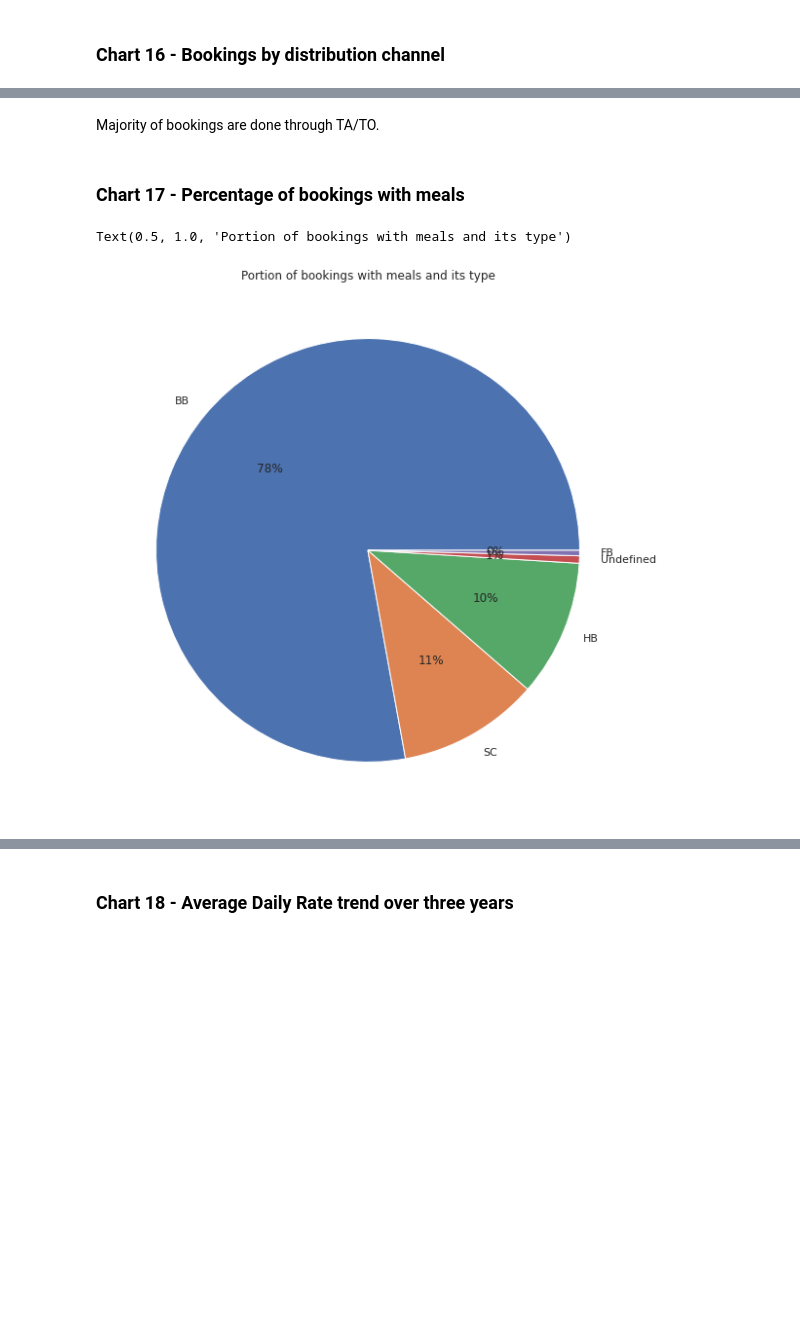
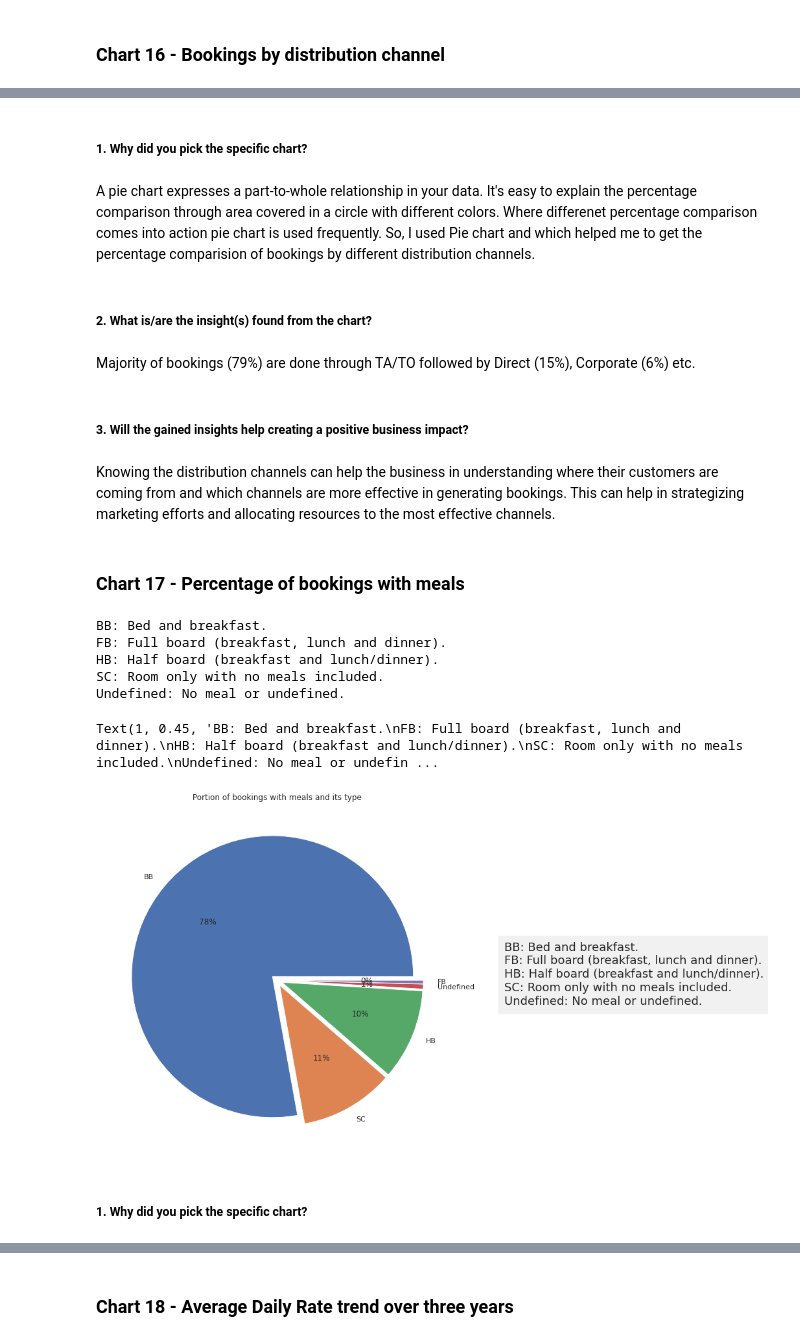
Before and after one commit to ayush9304/HotelBookingAnalysisEDA, a Jupyter notebook: EDA_Hotel_Booking_Analysis.ipynb, the cells around one changed output, grey strips where cells are left out. Drawn from its saved outputs; the diff is of its cells as text; code cells hidden in the pictures; blank space fills up the shorter version.

Commit message:
Done EDA

```diff
--- a/EDA_Hotel_Booking_Analysis.ipynb
+++ b/EDA_Hotel_Booking_Analysis.ipynb
@@ -1031,12 +1059,36 @@ Text(0.5, 1.0, 'Bookings by distribution channel')
+# %% [markdown]
+##### 1. Why did you pick the specific chart?
+# %% [markdown]
+A pie chart expresses a part-to-whole relationship in your data. It's easy to explain the percentage comparison through area covered in a circle with different colors. Where differenet percentage comparison comes into action pie chart is used frequently. So, I used Pie chart and which helped me to get the percentage comparision of bookings by different distribution channels.
+# %% [markdown]
+##### 2. What is/are the insight(s) found from the chart?
 # %% [markdown]
-Majority of bookings are done through TA/TO.
+Majority of bookings (79%) are done through TA/TO followed by Direct (15%), Corporate (6%) etc.
+# %% [markdown]
+##### 3. Will the gained insights help creating a positive business impact?
+# %% [markdown]
+Knowing the distribution channels can help the business in understanding where their customers are coming from and which channels are more effective in generating bookings. This can help in strategizing marketing efforts and allocating resources to the most effective channels.
 # %% [markdown]
 ### Chart 17 - Percentage of bookings with meals
+# %%
+def getMealDetails():
+  return"BB: Bed and breakfast.\nFB: Full board (breakfast, lunch and dinner).\nHB: Half board (breakfast and lunch/dinner).\nSC: Room only with no meals included.\nUndefined: No meal or undefined."
+print(getMealDetails())
+# %% [output]
+BB: Bed and breakfast.
+FB: Full board (breakfast, lunch and dinner).
+HB: Half board (breakfast and lunch/dinner).
+SC: Room only with no meals included.
+Undefined: No meal or undefined.
 # %%
 d = df['meal'].value_counts()
 plt.figure(figsize=(10,10))
-p = plt.pie(d, labels=d.index, autopct="%.0f%%")
+p = plt.pie(d, labels=d.index, autopct="%.0f%%", explode=[0.04]*5)
 plt.title("Portion of bookings with meals and its type")
+
+plt.figtext(1, 0.45, getMealDetails(), ha="left", fontsize=18, bbox={"facecolor": "lightgray", "alpha": 0.3, "pad": 10})
 # %% [output]
-Text(0.5, 1.0, 'Portion of bookings with meals and its type')
+Text(1, 0.45, 'BB: Bed and breakfast.\nFB: Full board (breakfast, lunch and dinner).\nHB: Half board (breakfast and lunch/dinner).\nSC: Room only with no meals included.\nUndefined: No meal or undefin ...
-[figure, old version]
+[figure, new version]
+# %% [markdown]
+##### 1. Why did you pick the specific chart?
```
Also changed, not shown: parts of 44 cells of this notebook.
